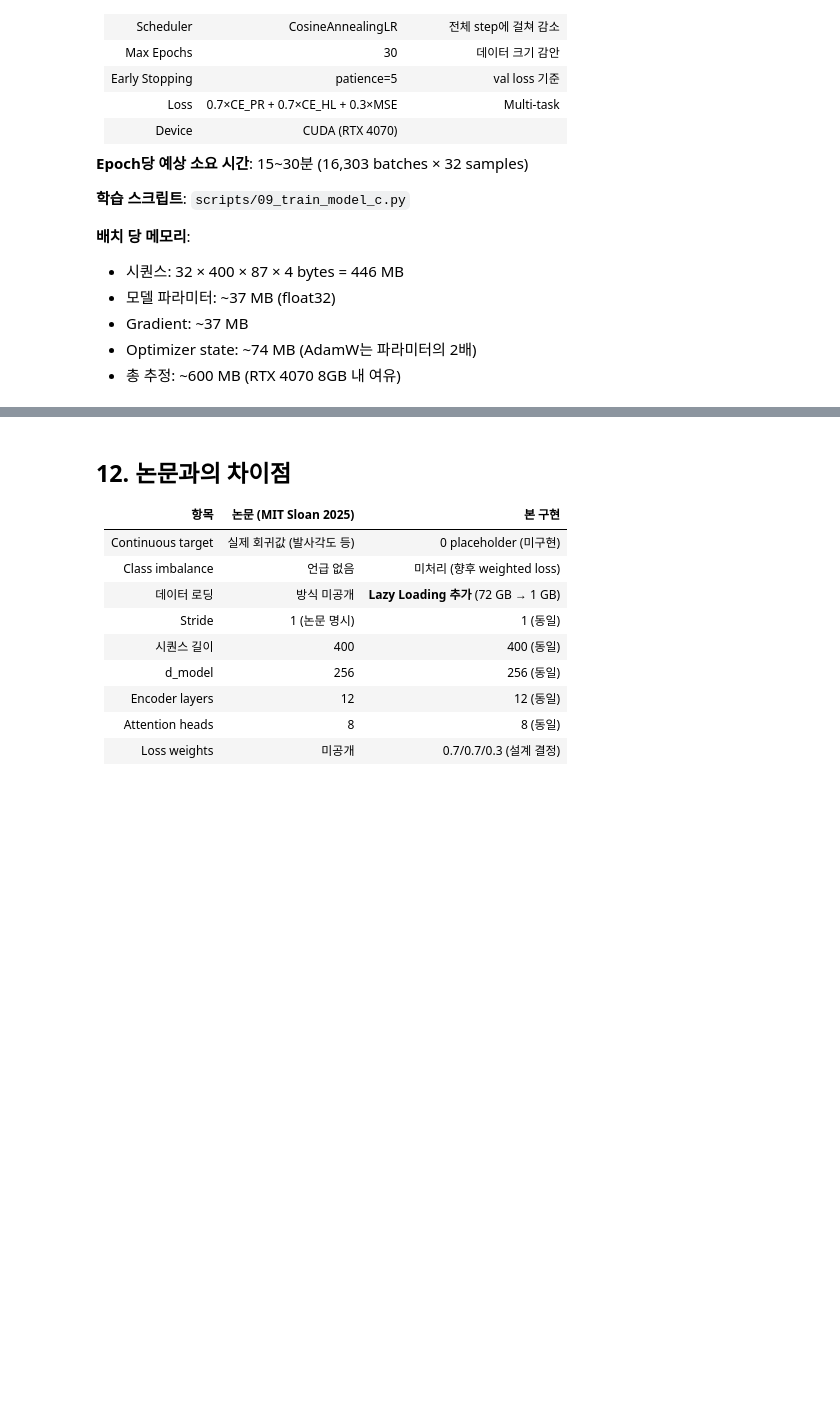
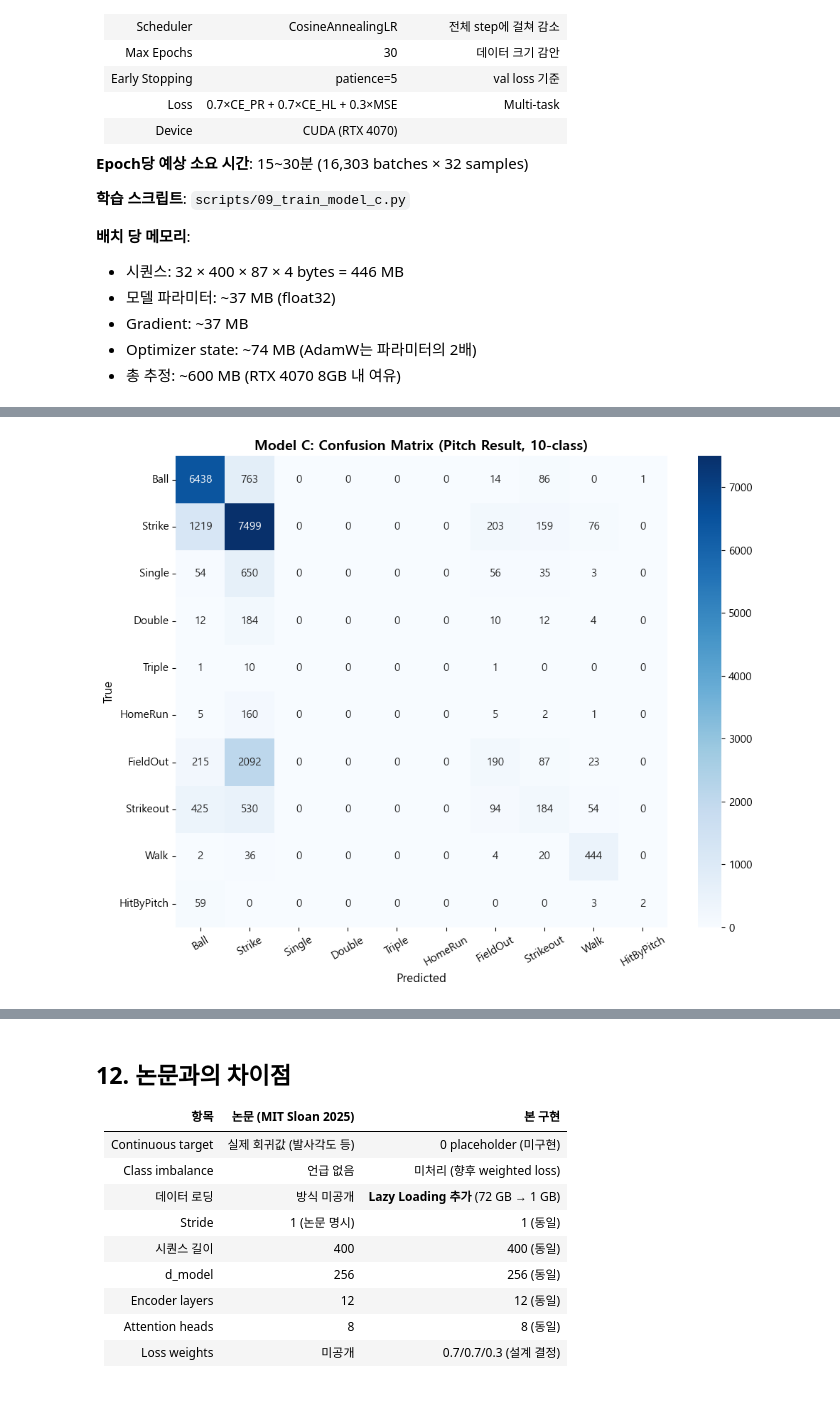
Before and after one commit to Pitcheezy/transition-models, a Jupyter notebook: notebooks/04_model_c_mit_sloan_2025.ipynb, the cells around one changed output, grey strips where cells are left out. Cells and saved outputs as stored; diff of their text form; code cells hidden in the pictures; blank space fills up the shorter version.

```diff
--- a/notebooks/04_model_c_mit_sloan_2025.ipynb
+++ b/notebooks/04_model_c_mit_sloan_2025.ipynb
@@ -667,0 +734,14 @@ print('주파수가 낮은 차원(dim 252~255): 긴 주기로 전체 시퀀스
+# %%
+cm = data_c['confusion_matrix_pr']
+
+fig, ax = plt.subplots(figsize=(10, 8))
+sns.heatmap(cm, annot=True, fmt='d', cmap='Blues',
+            xticklabels=classes_10, yticklabels=classes_10, ax=ax)
+ax.set_xlabel('Predicted', fontsize=12)
+ax.set_ylabel('True', fontsize=12)
+ax.set_title('Model C: Confusion Matrix (Pitch Result, 10-class)', fontsize=14, fontweight='bold')
+ax.tick_params(axis='x', rotation=30)
+plt.tight_layout()
+plt.show()
+# %% [output]
+[figure, added]
```
Also changed, not shown: parts of 4 cells of this notebook, 6 other files.
